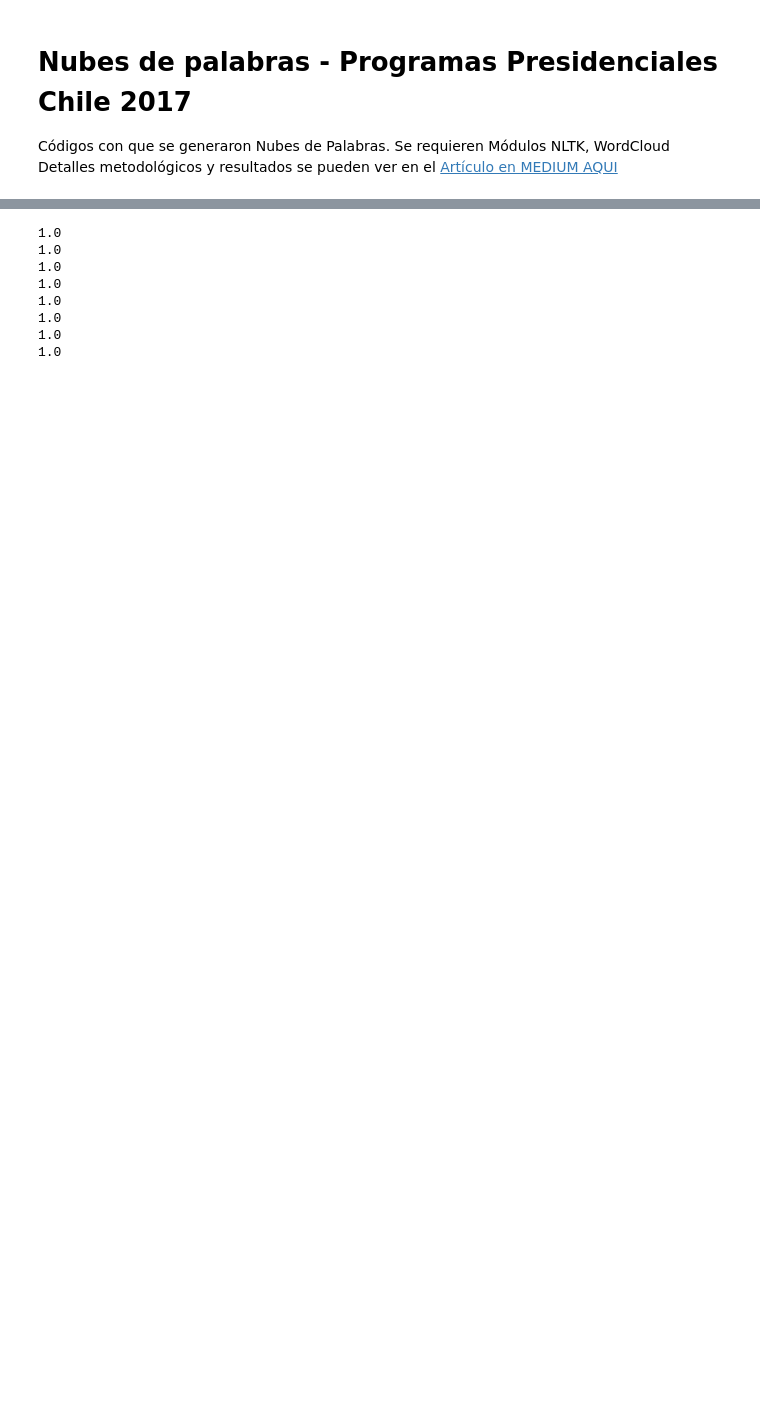
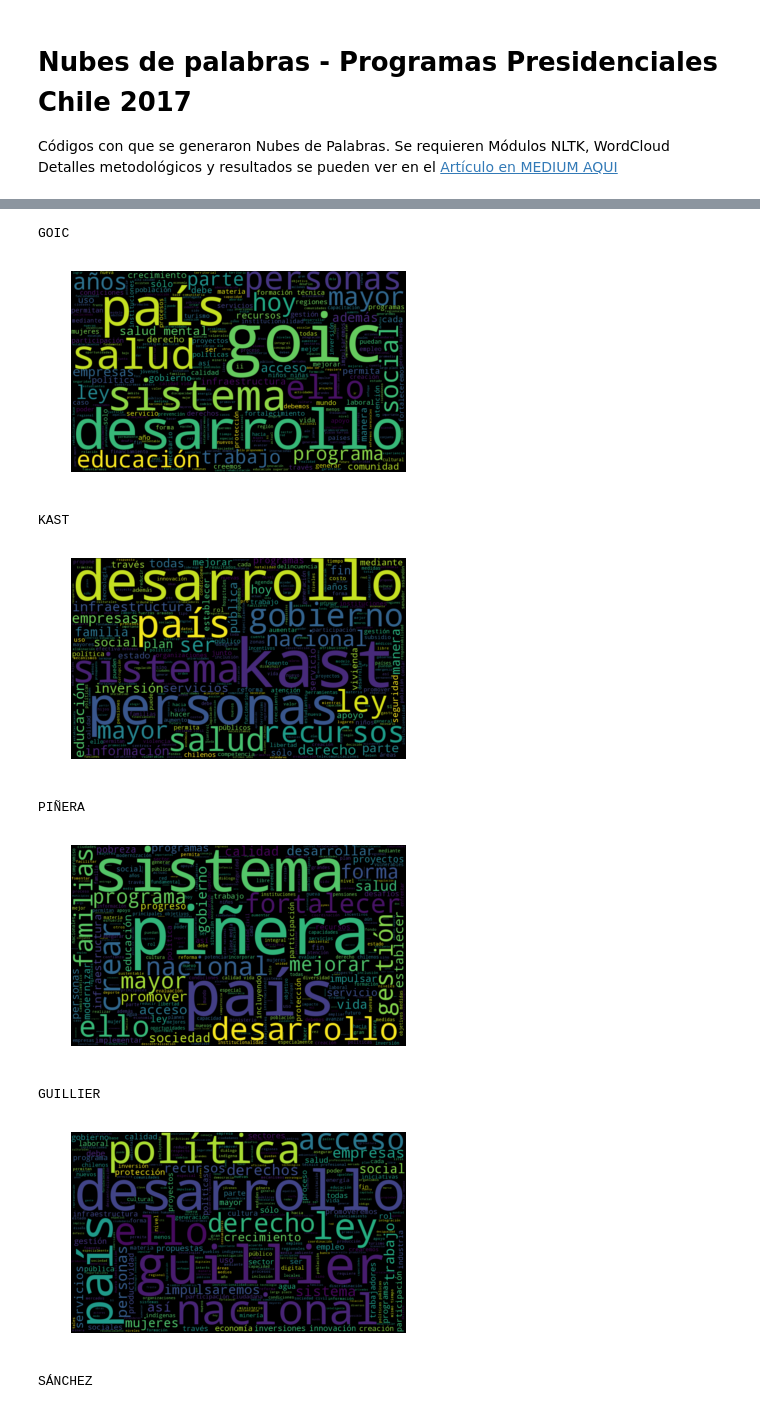
Before and after one commit to mguevara/NubesProgramasPresidenciales, a Jupyter notebook: Nubes de palabras - Programas Presidenciales Chile 2017.ipynb, the cells around one changed output, grey strips where cells are left out. Saved outputs shown, nothing was run; the diff lists cells and outputs as text; code cells hidden in the pictures; blank space fills up the shorter version.

```diff
--- a/Nubes de palabras - Programas Presidenciales Chile 2017.ipynb
+++ b/Nubes de palabras - Programas Presidenciales Chile 2017.ipynb
@@ -12,33 +45,17 @@ def get_text(candidato):
 # %%
-#funcion no utilizada en version final
-def get_text_pdf(archivo):
-    import textract #install previously
-    if archivo == "goic" or archivo == "guillier":
-
-        archivo+=".txt"
-
-    else:
-        archivo+=".pdf"
-    text = textract.process(archivo, encoding="utf_8")
-    return text
-
+#tf y plot nubes de frecuencias
 def word_cloud(texto, candidat):
     from wordcloud import WordCloud
     from wordcloud import WordCloud, STOPWORDS
     from os import path, getcwd
-    #d = "/Users/mguevara/Dropbox/UPLA/INVESTIGACION/proyectos/PROGRAMAS\ SON\ PALABRAS/"
     d= getcwd()
-    #if candidat=="pinera": candidat=u"piñera"
-    texto = texto.replace("chilenos", "XXXXX")
-    texto = texto.replace("chile", candidat)
-    texto = texto.replace("XXXXX", "chilenos")
 
     import matplotlib.pyplot as plt
 
     # lower max_font_size
     wordcloud = WordCloud(background_color="black",normalize_plurals=False,max_font_size=200, max_words=300, width=1000, height=600).generate(texto)
-    wordcloud.to_file(path.join(d, 'IMAGES',candidat+".png"))
-    print max(wordcloud.words_.values())
+    wordcloud.to_file(path.join(d, 'IMAGES_TF',candidat+".png"))
+    #print max(wordcloud.words_.values())
     #print wordcloud.layout_
 
     plt.figure()
@@ -48,35 +65,24 @@ def word_cloud(texto, candidat):
 
     return wordcloud.words_ #retorna tf normalizado
 
-#for plot segunda vez
+#tf-idf y plot palabras relevantes
 def word_cloud_freq(candidat, dicc):
     from wordcloud import WordCloud
     from wordcloud import WordCloud, STOPWORDS
     from os import path, getcwd
-    #d = "/Users/mguevara/Dropbox/UPLA/INVESTIGACION/proyectos/PROGRAMAS\ SON\ PALABRAS/"
     d= getcwd()
 
     import matplotlib.pyplot as plt
     dicc[candidat+"+"]= dicc[candidat]
     del dicc[candidat]
+
     # lower max_font_size
     wordcloud = WordCloud(background_color="black",normalize_plurals=False,max_font_size=200, width=1000, height=600).generate_from_frequencies(dicc)
-    wordcloud.to_file(path.join(d, 'IMAGES_IDF',candidat+".png"))
-    print max(wordcloud.words_.values())
+    wordcloud.to_file(path.join(d, 'IMAGES_TF_IDF',candidat+".png"))
+    #print max(wordcloud.words_.values())
     #print wordcloud.layout_
 
     plt.figure()
     plt.imshow(wordcloud, interpolation="bilinear")
     plt.axis("off")
     plt.show()
-
-
-def proc_text(texto):
-    import nltk
-    from nltk.corpus import stopwords
-    mas_stopwords = {"MA","ma","que","en","LA", "el" "más","pág","página","pág.","etc"}
-    texto_l = texto.lower()
-    filtered_words = [word for word in texto_l.split() if word not in stopwords.words('spanish') and word not in mas_stopwords]
-
-
-    return filtered_words
@@ -83,22 +91,23 @@ def proc_text(texto):
 # %%
-
 candidatos = ["goic","kast",u"piñera","guillier",u"sánchez",u"enríquezOminami",u"artés","navarro"]
 dicc = {} #acumular diccionario de candidatos
 for candidato in candidatos:
+    print candidato.upper()
     text = get_text(candidato)
     #text = get_text_pdf(candidato) #version antigua
-    text = proc_text(text)
+    text = proc_text(text, candidato)
     text = " ".join(text)
     #print text[:100]
     d_tf = word_cloud(text, candidato)
     #guardar aqui csv
     dicc[candidato] = d_tf
 # %% [output]
-1.0
-1.0
-1.0
-1.0
-1.0
-1.0
-1.0
-1.0
+GOIC
+[figure, added]
+KAST
+[figure, added]
+PIÑERA
+[figure, added]
+GUILLIER
+[figure, added]
+SÁNCHEZ
```
Also changed, not shown: parts of 10 cells of this notebook, 51 other files.
